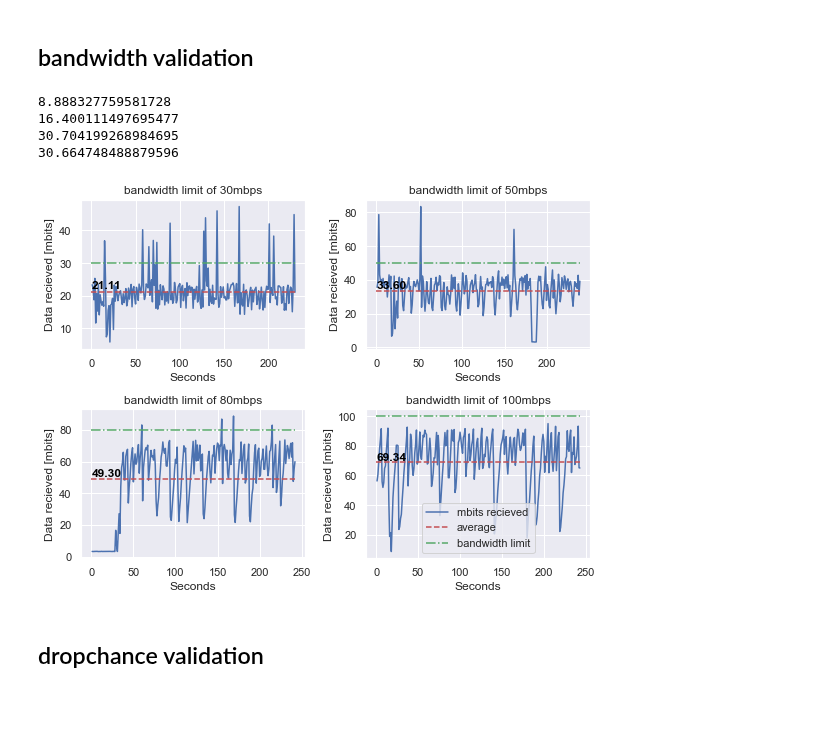
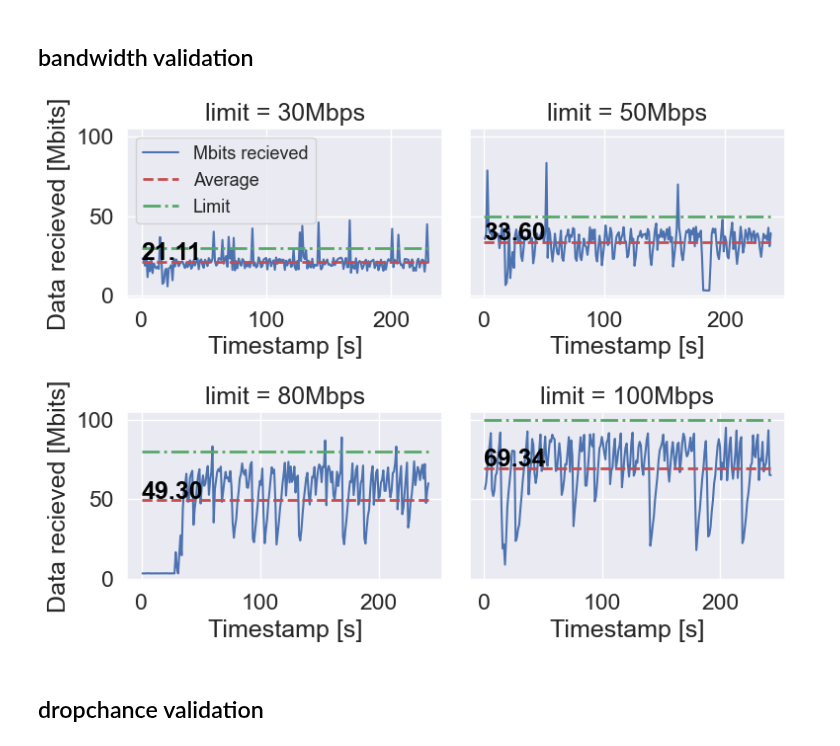
Before and after one commit to Raiduy/librnr-experiments, a Jupyter notebook: analysis_network.ipynb, the cells around one changed output. Drawn from its saved outputs; the diff is of its cells as text; code cells hidden in the pictures; blank space fills up the shorter version.

Commit message:
Increase font size on bandwidth graphs

```diff
--- a/analysis_network.ipynb
+++ b/analysis_network.ipynb
@@ -36,7 +36,7 @@ def create_dataframe(file_path):
     for line in open(file_path, 'r', encoding='utf-16'):
         new_d = process_line(line)
         if new_d is not None:
-            df = df.append(new_d)
+            df = pd.concat([df, new_d])
 
 #     df.index.name = 'timestamp'
 #     df = df.reset_index()
@@ -105,6 +105,11 @@ df
 import pandas as pd
 import matplotlib.pyplot as plt
 import seaborn as sns
+
+plt.rcParams['font.family'] = 'Arial'
+custom_params = {"axes.spines.right": False, "axes.spines.top": False, "axes.grid": True, "axes.linewidth": 2.0}
+# sns.set_theme(style="whitegrid", rc=custom_params)
+sns.set_palette("deep")
 
 def to_mbit(bytes):
     return (bytes * 8) / 1048576
@@ -119,6 +124,7 @@ def dataframe_add_timestamp(file_path : str, df : pd.DataFrame, col_name :str =
         df.insert(0, col_name, data)
 
 def makeFig(limit, ax):
+    sns.set(font_scale=1.5)
     network_df = pd.read_csv(f"./clumsy-bandwidth-{limit}Mbps/Quest-Pro/BeatSaber/PopStars-Medium/replay1.0/net_dev.csv")
 
     network_df = network_df[network_df['interface'] == 'wlan0']
@@ -129,53 +135,49 @@ def makeFig(limit, ax):
     network_df['change'] = network_df['received-mbit'].diff()
 
     average_change = network_df['change'].sum()/len(network_df['change'])
 
     data = pd.DataFrame({'time' : network_df['time'], 'change': network_df['change'], 'average': average_change, 'limit': limit })
 
-
-
-    sns.set_theme(palette='deep')
     palette = sns.color_palette('deep')
 
-    sns.lineplot(ax=ax, x='time', y='change', data=data, label= 'mbits recieved')
+    sns.lineplot(ax=ax, x='time', y='change', data=data, label= 'Mbits recieved', palette='deep')
 
-    sns.lineplot(ax=ax, x='time', y='average', data=data, label='average', color=palette[3], linestyle="--")
-    sns.lineplot(ax=ax, x='time', y='limit', data=data, label='bandwidth limit', color=palette[2], linestyle="-.")
+    sns.lineplot(ax=ax, x='time', y='average', data=data, label='Average', color=palette[3], linestyle="--", linewidth=2)
+    sns.lineplot(ax=ax, x='time', y='limit', data=data, label='Limit', color=palette[2], linestyle="-.", linewidth=2)
 
-    ax.set(ylabel='Data recieved [mbits]', xlabel='Seconds', title=f'bandwidth limit of {limit}mbps')
+    ax.set(ylabel='Data recieved [Mbits]', xlabel='Timestamp [s]', title=f'limit = {limit}Mbps')
     ax.text(0, average_change + 1, f'{average_change:.2f}', color='black' ,fontweight='bold')
 
     return limit - average_change
 
 
 
-fig, axes = plt.subplots(2, 2, figsize=(8, 6))
+fig, axes = plt.subplots(2, 2, figsize=(8, 6), sharey=True)
+
+sns.set_theme(palette='deep')
+sns.set(font_scale=1.5)
 
 error0 = makeFig(30, axes[0,0])
 error1 = makeFig(50, axes[0,1])
 error2 = makeFig(80, axes[1,0])
 error3 = makeFig(100, axes[1,1])
 
-axes[0,0].get_legend().remove()
+# axes[0,0].get_legend().remove()
 axes[0,1].get_legend().remove()
 axes[1,0].get_legend().remove()
+axes[1,1].get_legend().remove()
 
-print(error0)
-print(error1)
-print(error2)
-print(error3)
-
-
+# print(error0)
+# print(error1)
+# print(error2)
+# print(error3)
+axes[0,0].legend(fontsize=13)
 plt.tight_layout()
 
 plt.savefig('figures/mbits-recieved-clumzy-validation-overview.pdf', format='pdf')
 plt.show()
 # %% [output]
-8.888327759581728
-16.400111497695477
-30.704199268984695
-30.664748488879596
-[figure, old version]
+[figure, new version]
 # %% [markdown]
 ## dropchance validation
 # %%
```
Also changed, not shown: 1 other file.
